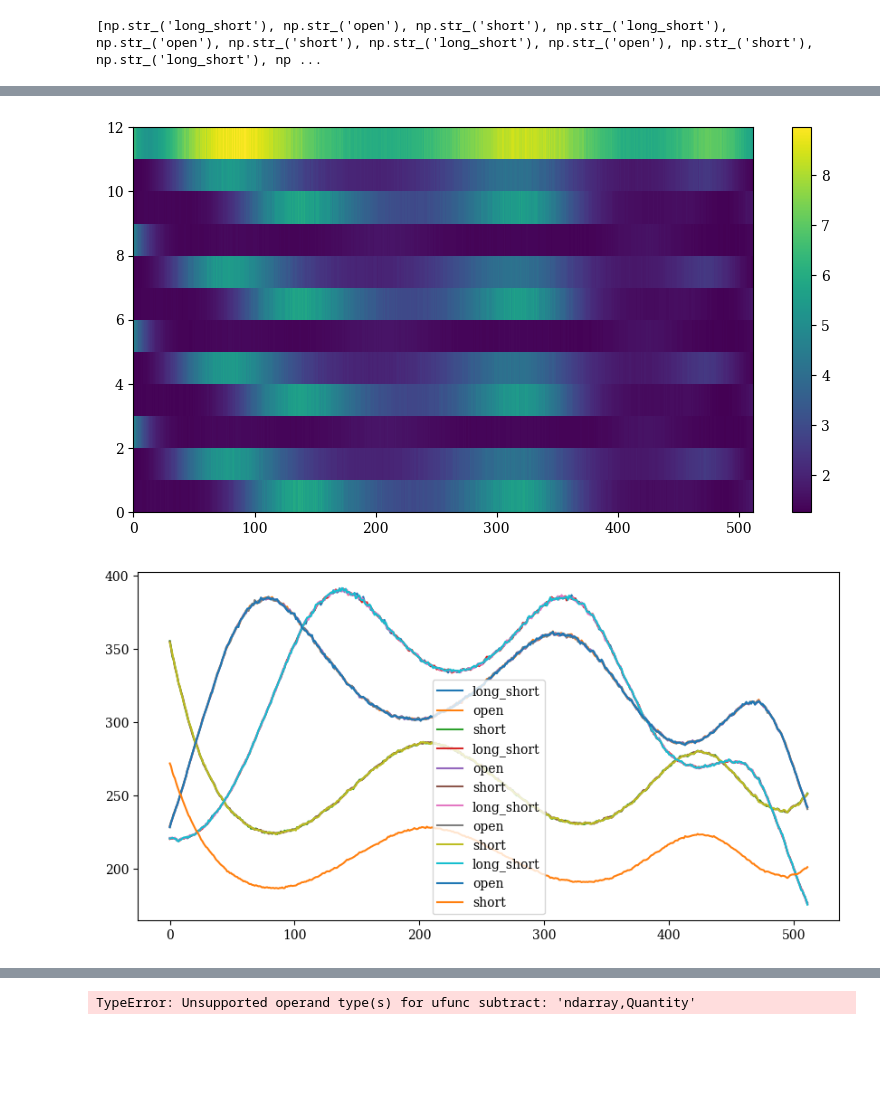
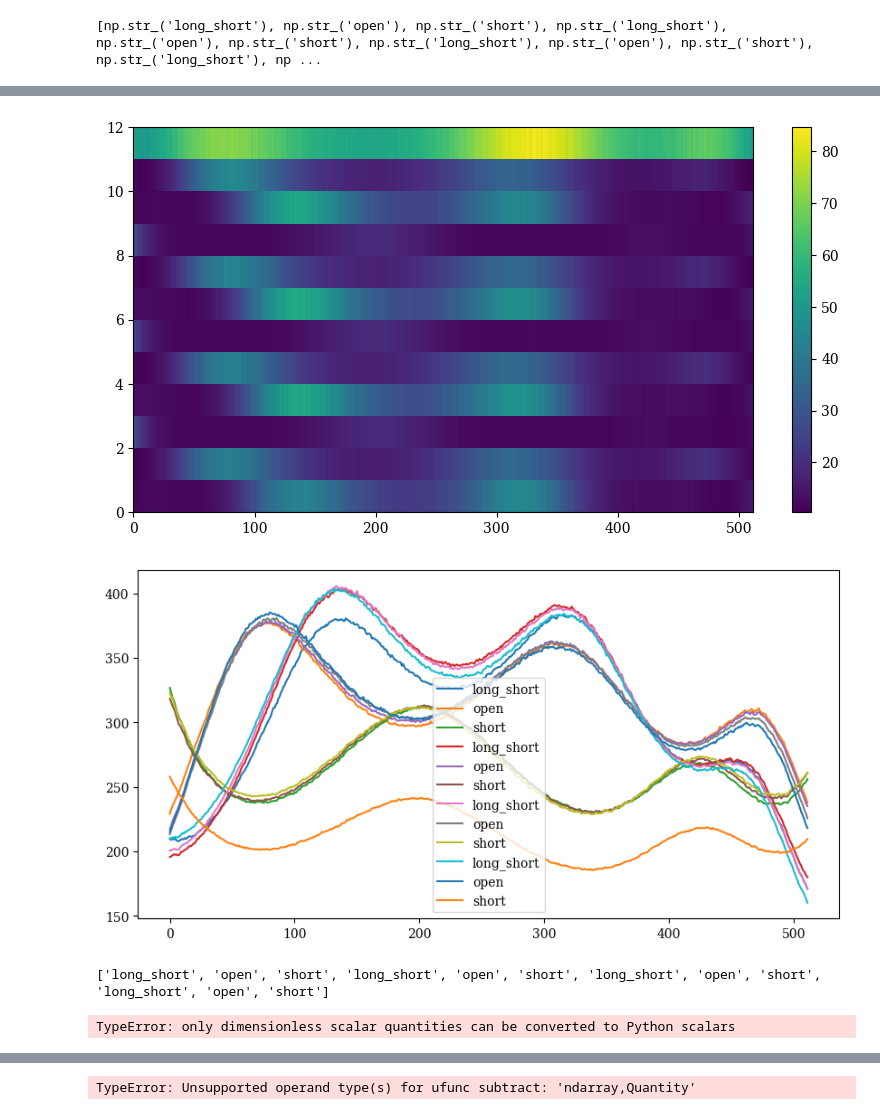
Before and after one commit to RHINO-Experiment/rhino-cal, a Jupyter notebook: simulation_testing.ipynb, the cells around one changed output, grey strips where cells are left out. Saved outputs shown, nothing was run; the diff lists cells and outputs as text; code cells hidden in the pictures; blank space fills up the shorter version.

```diff
--- a/simulation_testing.ipynb
+++ b/simulation_testing.ipynb
@@ -61,25 +63,13 @@ observation_handler_obj = ObservationHandler(observation_length=1*3600*un.s,
                                             dicke_switch_sources=[matched_ambient,
                                                                   heated_load],
                                             dicke_switch_length=300*un.s,
-                                            delta_t=10*un.s,
+                                            delta_t=1*un.s,
                                             n_t_unc_freq_coeffs=5,
-                                            n_t_unc_time_coeffs=1,
+                                            n_t_unc_time_coeffs=3,
                                             n_t_sin_freq_coeffs=3,
-                                            n_t_sin_time_coeffs=1,
+                                            n_t_sin_time_coeffs=4,
                                             n_t_cos_freq_coeffs=4,
-                                            n_t_cos_time_coeffs=1)
-
-
-
-
-
-
-
-plt.plot(observation_handler_obj.freqs,10*np.log10(np.mean(observation_handler_obj.data, axis=0)))
-plt.show()
-
-plt.plot(observation_handler_obj.times, observation_handler_obj.data.sum(axis=1))
-plt.show()
+                                            n_t_cos_time_coeffs=2)
 # %% [output]
 s11_termination [1. 1. 1. 1. 1. 1. 1. 1. 1. 1. 1. 1. 1. 1. 1. 1. 1. 1. 1. 1. 1. 1. 1. 1.
  1. 1. 1. 1. 1. 1. 1. 1. 1. 1. 1. 1. 1. 1. 1. 1. 1. 1. 1. 1. 1. 1. 1. 1.
@@ -143,4 +178,11 @@ for l, state in zip(data_waterfall, final_states):
     plt.plot(l, label=state)
 plt.legend()
 plt.show()
+
+final_states_str = [str(s) for s in final_states]
+print(final_states_str)
+
+plt.plot(final_times,
+         final_states_str)
+plt.show()
 # %% [output]
@@ -148,2 +190,4 @@ plt.show()
-[figure, old version]
+[figure, new version]
-[figure, old version]
+[figure, new version]
+['long_short', 'open', 'short', 'long_short', 'open', 'short', 'long_short', 'open', 'short', 'long_short', 'open', 'short']
+TypeError: only dimensionless scalar quantities can be converted to Python scalars
```
Also changed, not shown: parts of 6 cells of this notebook, 3 other files.
